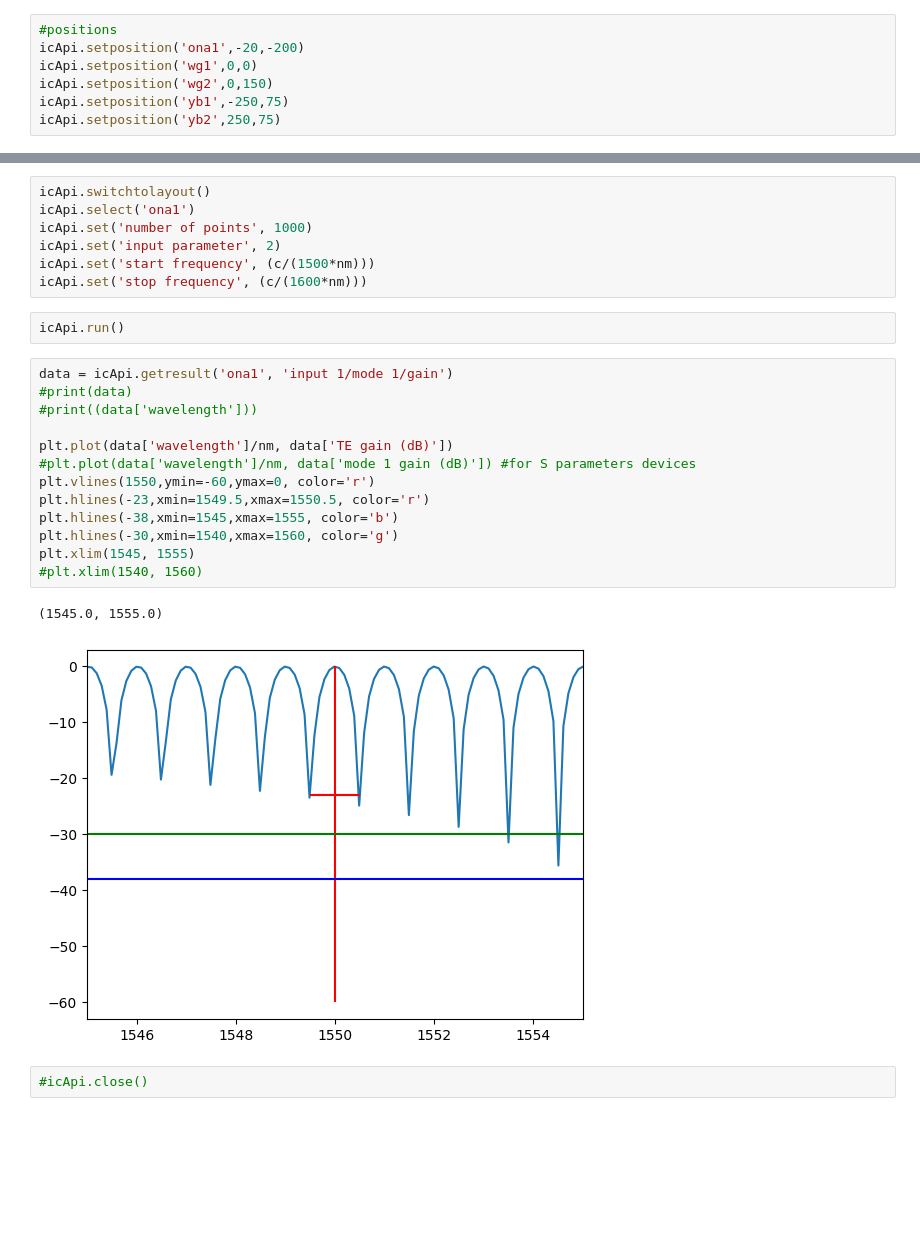
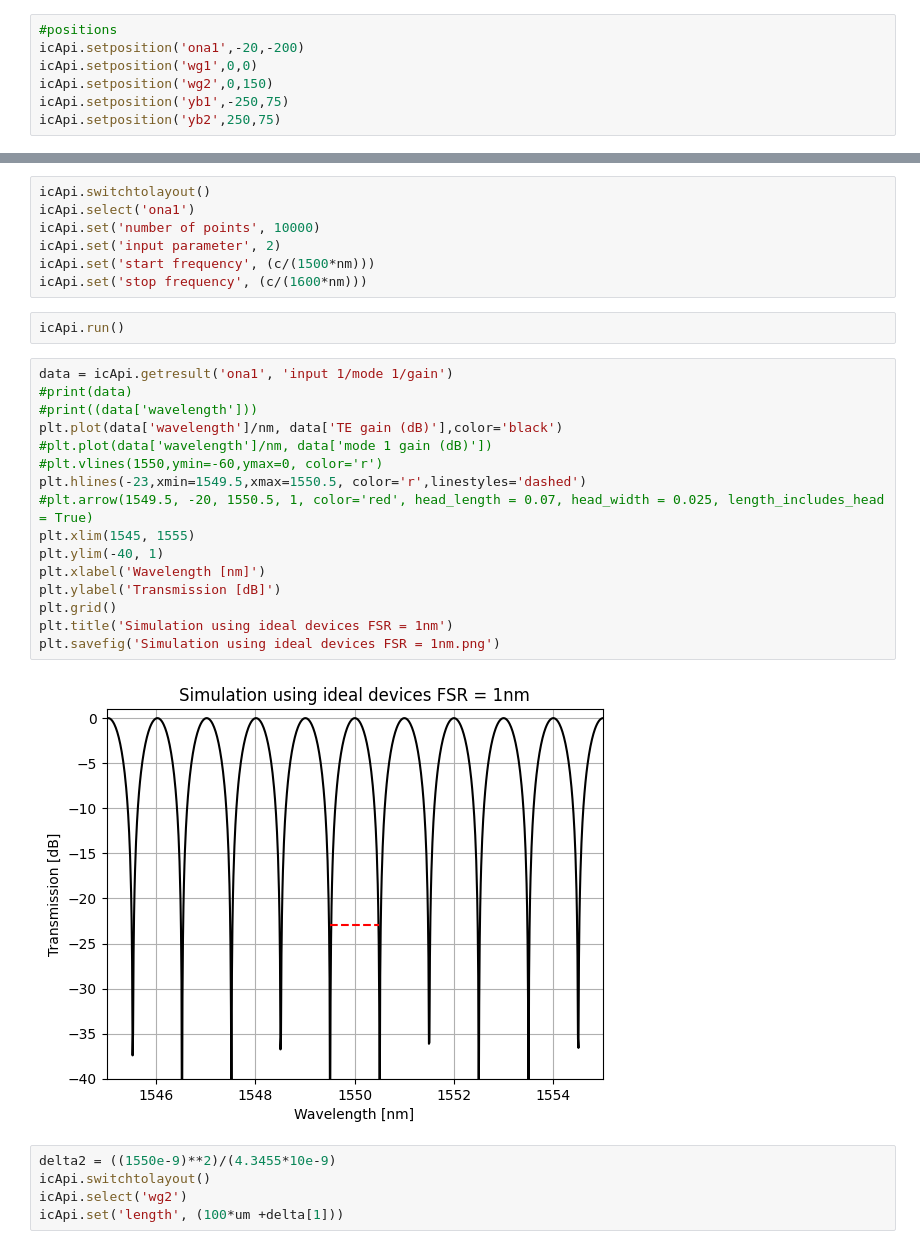
Before and after one commit to Lucivaldo1/Mach_Zenhder, a Jupyter notebook: mzi.ipynb, the cells around one changed output, grey strips where cells are left out. Cells and saved outputs as stored; diff of their text form; blank space fills up the shorter version.

```diff
--- a/mzi.ipynb
+++ b/mzi.ipynb
@@ -88,7 +85,7 @@ icApi.connect('yb2', 'port 1', 'ona1', 'input 1')
 # %%
 icApi.switchtolayout()
 icApi.select('ona1')
-icApi.set('number of points', 1000)
+icApi.set('number of points', 10000)
 icApi.set('input parameter', 2)
 icApi.set('start frequency', (c/(1500*nm)))
 icApi.set('stop frequency', (c/(1600*nm)))
@@ -97,18 +94,23 @@ icApi.run()
 # %%
 data = icApi.getresult('ona1', 'input 1/mode 1/gain')
 #print(data)
 #print((data['wavelength']))
-
-plt.plot(data['wavelength']/nm, data['TE gain (dB)'])
-#plt.plot(data['wavelength']/nm, data['mode 1 gain (dB)']) #for S parameters devices
-plt.vlines(1550,ymin=-60,ymax=0, color='r')
-plt.hlines(-23,xmin=1549.5,xmax=1550.5, color='r')
-plt.hlines(-38,xmin=1545,xmax=1555, color='b')
-plt.hlines(-30,xmin=1540,xmax=1560, color='g')
+plt.plot(data['wavelength']/nm, data['TE gain (dB)'],color='black')
+#plt.plot(data['wavelength']/nm, data['mode 1 gain (dB)'])
+#plt.vlines(1550,ymin=-60,ymax=0, color='r')
+plt.hlines(-23,xmin=1549.5,xmax=1550.5, color='r',linestyles='dashed')
+#plt.arrow(1549.5, -20, 1550.5, 1, color='red', head_length = 0.07, head_width = 0.025, length_includes_head = True)
 plt.xlim(1545, 1555)
-#plt.xlim(1540, 1560)
+plt.ylim(-40, 1)
+plt.xlabel('Wavelength [nm]')
+plt.ylabel('Transmission [dB]')
+plt.grid()
+plt.title('Simulation using ideal devices FSR = 1nm')
+plt.savefig('Simulation using ideal devices FSR = 1nm.png')
 # %% [output]
-(1545.0, 1555.0)
-[figure, old version]
+[figure, new version]
 # %%
-#icApi.close()
+delta2 = ((1550e-9)**2)/(4.3455*10e-9)
+icApi.switchtolayout()
+icApi.select('wg2')
+icApi.set('length', (100*um +delta[1]))
```
Also changed, not shown: parts of 45 cells of this notebook, 56 other files.
